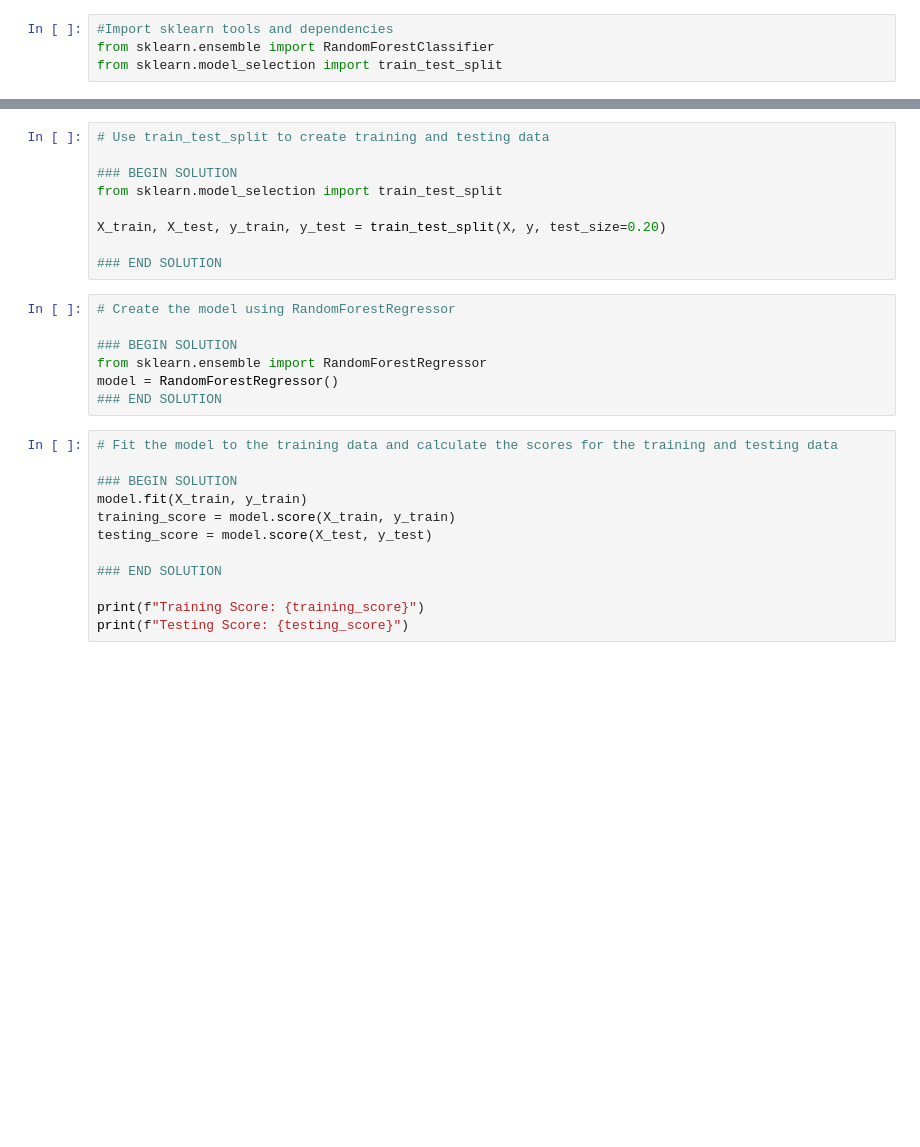
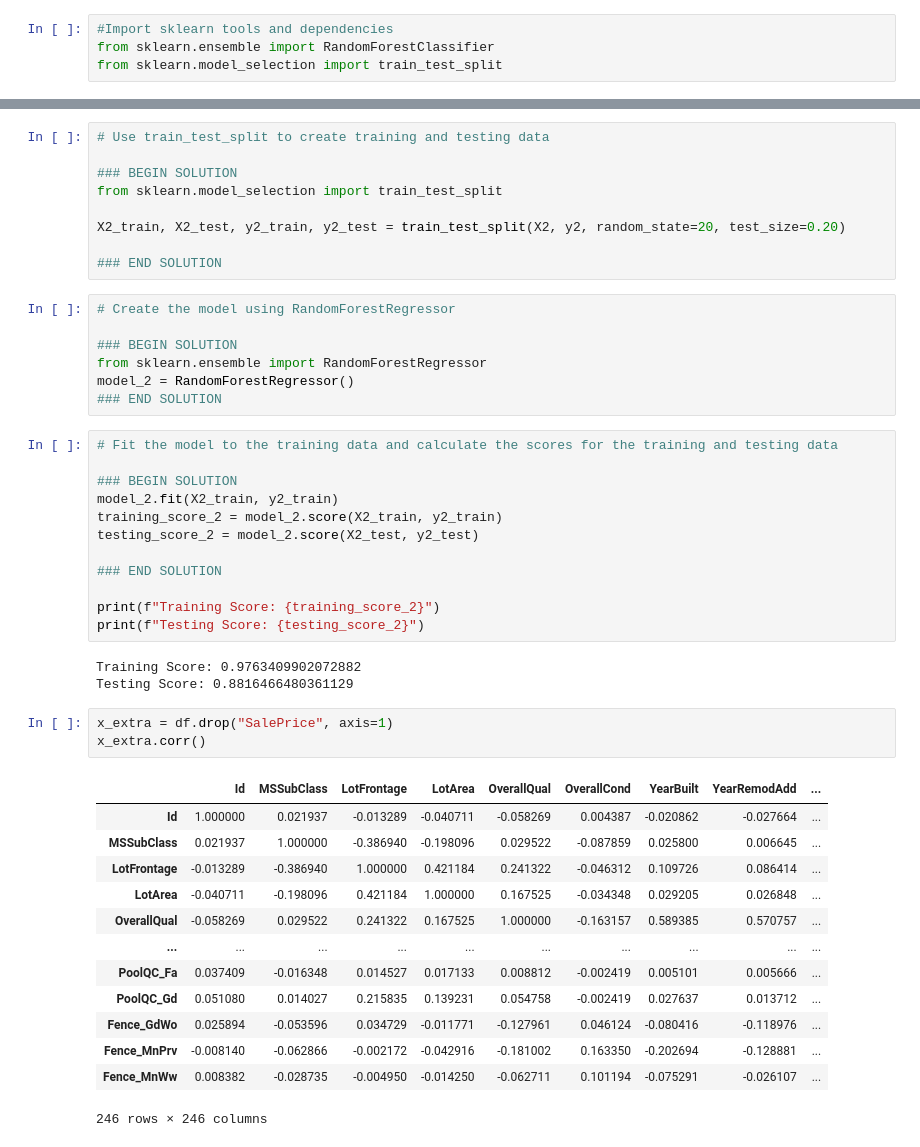
Before and after one commit to lguloy/House-Pricing-Predictions, a Jupyter notebook: Dummies_House_Price.ipynb, the cells around one changed output, grey strips where cells are left out. Saved outputs shown, nothing was run; the diff lists cells and outputs as text; blank space fills up the shorter version.

```diff
--- a/Dummies_House_Price.ipynb
+++ b/Dummies_House_Price.ipynb
@@ -148,7 +158,7 @@ print(X.shape, y.shape)
 ### BEGIN SOLUTION
 from sklearn.model_selection import train_test_split
 
-X_train, X_test, y_train, y_test = train_test_split(X, y, test_size=0.20)
+X2_train, X2_test, y2_train, y2_test = train_test_split(X2, y2, random_state=20, test_size=0.20)
 
 ### END SOLUTION
 # %%
@@ -156,17 +166,37 @@ X_train, X_test, y_train, y_test = train_test_split(X, y, test_size=0.20)
 
 ### BEGIN SOLUTION
 from sklearn.ensemble import RandomForestRegressor
-model = RandomForestRegressor()
+model_2 = RandomForestRegressor()
 ### END SOLUTION
 # %%
 # Fit the model to the training data and calculate the scores for the training and testing data
 
 ### BEGIN SOLUTION
-model.fit(X_train, y_train)
-training_score = model.score(X_train, y_train)
-testing_score = model.score(X_test, y_test)
+model_2.fit(X2_train, y2_train)
+training_score_2 = model_2.score(X2_train, y2_train)
+testing_score_2 = model_2.score(X2_test, y2_test)
 
 ### END SOLUTION
 
-print(f"Training Score: {training_score}")
-print(f"Testing Score: {testing_score}")
+print(f"Training Score: {training_score_2}")
+print(f"Testing Score: {testing_score_2}")
+# %% [output]
+Training Score: 0.9763409902072882
+Testing Score: 0.8816466480361129
+# %%
+x_extra = df.drop("SalePrice", axis=1)
+x_extra.corr()
+# %% [output]
+|  | Id | MSSubClass | LotFrontage | LotArea | OverallQual | OverallCond | YearBuilt | YearRemodAdd | ... |
+| Id | 1.000000 | 0.021937 | -0.013289 | -0.040711 | -0.058269 | 0.004387 | -0.020862 | -0.027664 | ... |
+| MSSubClass | 0.021937 | 1.000000 | -0.386940 | -0.198096 | 0.029522 | -0.087859 | 0.025800 | 0.006645 | ... |
+| LotFrontage | -0.013289 | -0.386940 | 1.000000 | 0.421184 | 0.241322 | -0.046312 | 0.109726 | 0.086414 | ... |
+| LotArea | -0.040711 | -0.198096 | 0.421184 | 1.000000 | 0.167525 | -0.034348 | 0.029205 | 0.026848 | ... |
+| OverallQual | -0.058269 | 0.029522 | 0.241322 | 0.167525 | 1.000000 | -0.163157 | 0.589385 | 0.570757 | ... |
+| ... | ... | ... | ... | ... | ... | ... | ... | ... | ... |
+| PoolQC_Fa | 0.037409 | -0.016348 | 0.014527 | 0.017133 | 0.008812 | -0.002419 | 0.005101 | 0.005666 | ... |
+| PoolQC_Gd | 0.051080 | 0.014027 | 0.215835 | 0.139231 | 0.054758 | -0.002419 | 0.027637 | 0.013712 | ... |
+| Fence_GdWo | 0.025894 | -0.053596 | 0.034729 | -0.011771 | -0.127961 | 0.046124 | -0.080416 | -0.118976 | ... |
+| Fence_MnPrv | -0.008140 | -0.062866 | -0.002172 | -0.042916 | -0.181002 | 0.163350 | -0.202694 | -0.128881 | ... |
+| Fence_MnWw | 0.008382 | -0.028735 | -0.004950 | -0.014250 | -0.062711 | 0.101194 | -0.075291 | -0.026107 | ... |
+246 rows × 246 columns
```
Also changed, not shown: parts of 7 cells of this notebook.
